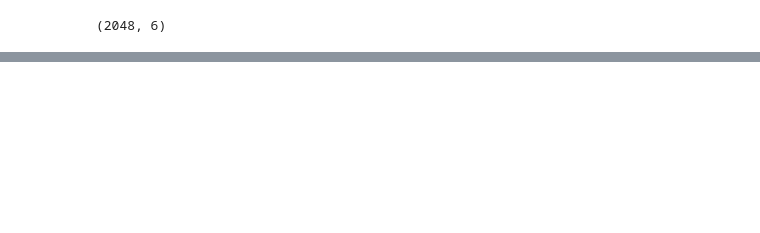
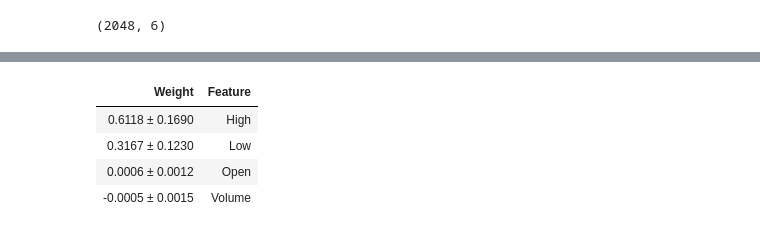
Before and after one commit to Patriol-LLC/0625, a Jupyter notebook: Permutation_Importance.ipynb, the cells around one changed output, grey strips where cells are left out. Drawn from its saved outputs; the diff is of its cells as text; code cells hidden in the pictures; blank space fills up the shorter version.

```diff
--- a/Permutation_Importance.ipynb
+++ b/Permutation_Importance.ipynb
@@ -65,0 +67,3 @@ InvalidIndexError: ignored
+# %%
+#Fitting the model
+random_forest = RandomForestRegressor(n_estimators=10,random_state=0).fit(train_x,train_y)
@@ -65,0 +95,12 @@ InvalidIndexError: ignored
+# %%
+#Calculate permutation importance
+perm = PermutationImportance(random_forest,random_state=1).fit(val_x,val_y)
+
+#Show eli5 permutation importance calculations
+eli5.show_weights(perm, feature_names = val_x.columns.tolist())
+# %% [output]
+| Weight | Feature |
+| 0.6118 ± 0.1690 | High |
+| 0.3167 ± 0.1230 | Low |
+| 0.0006 ± 0.0012 | Open |
+| -0.0005 ± 0.0015 | Volume |
```
Also changed, not shown: parts of 26 cells of this notebook.
